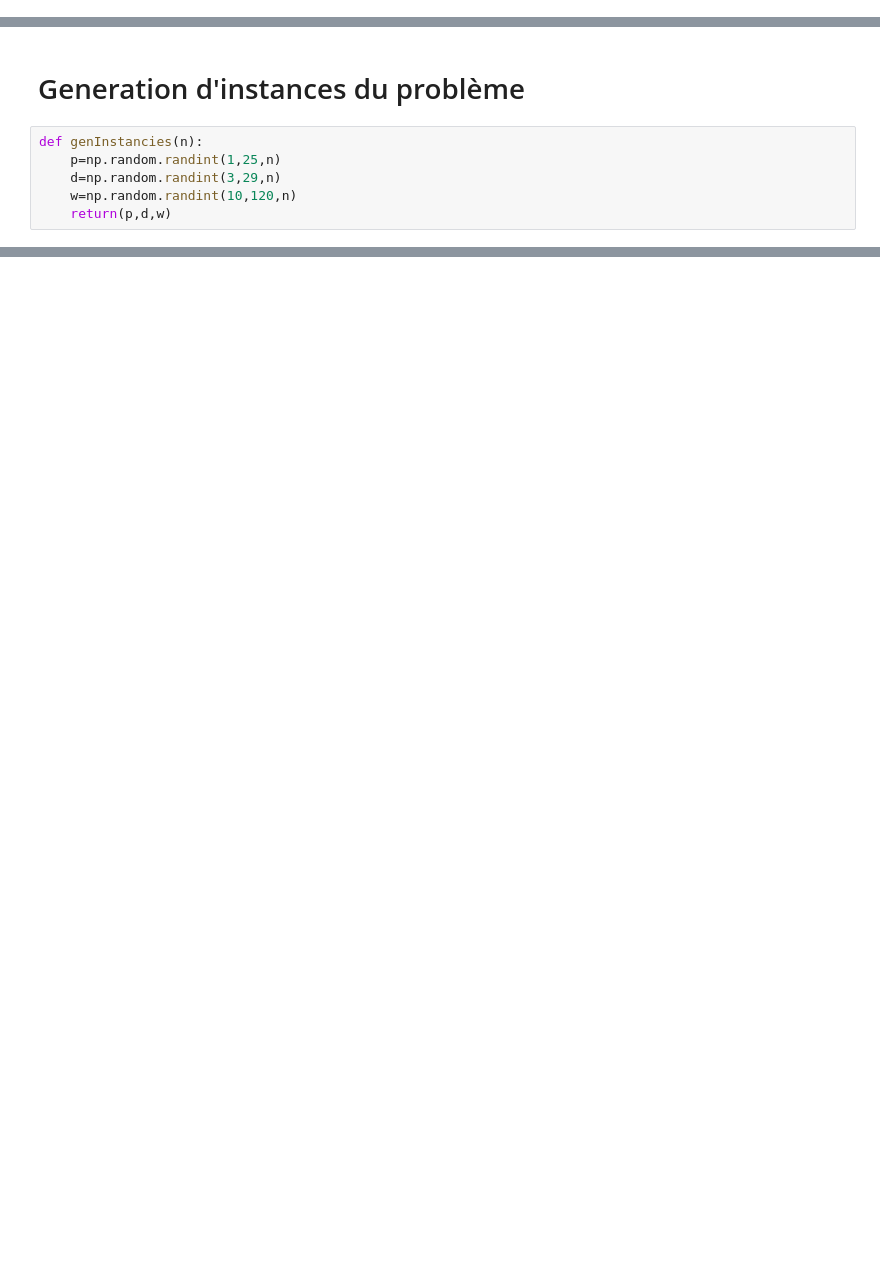
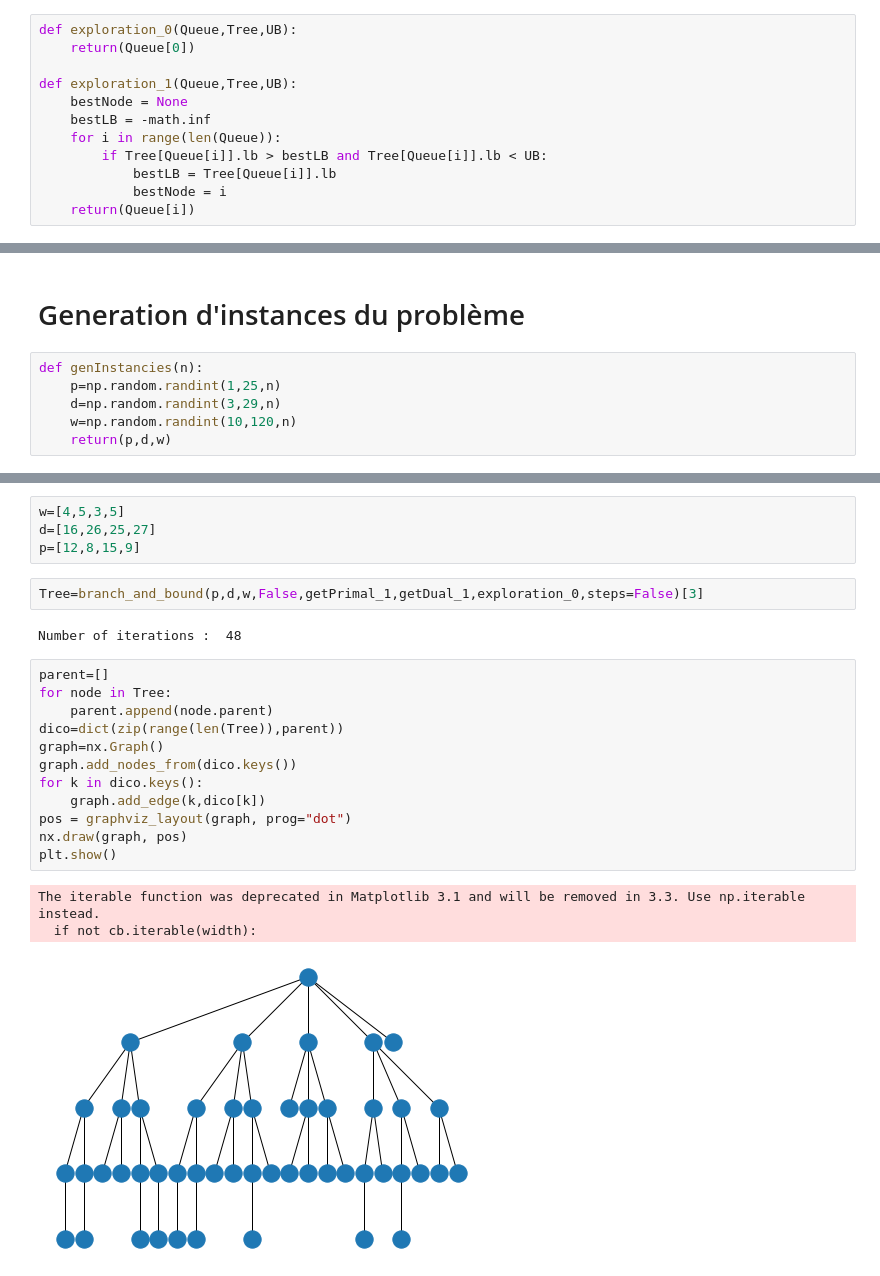
Before and after one commit to TinoMargely/Branch-and-Bound, a Jupyter notebook: Notebook test - Nathan.ipynb, the cells around one changed output, grey strips where cells are left out. Saved outputs shown, nothing was run; the diff lists cells and outputs as text; blank space fills up the shorter version.

```diff
--- a/Notebook test - Nathan.ipynb
+++ b/Notebook test - Nathan.ipynb
@@ -106,3 +131,15 @@ Si on a fixé l'ordre de k pièces on calcule les pénalités de retard de ces k
+# %%
+def exploration_0(Queue,Tree,UB):
+    return(Queue[0])
+
+def exploration_1(Queue,Tree,UB):
+    bestNode = None
+    bestLB = -math.inf
+    for i in range(len(Queue)):
+        if Tree[Queue[i]].lb > bestLB and Tree[Queue[i]].lb < UB:
+            bestLB = Tree[Queue[i]].lb
+            bestNode = i
+    return(Queue[i])
 # %% [markdown]
 # Implementation
 # %%
@@ -232,0 +244,24 @@ def genInstancies(n):
+# %%
+w=[4,5,3,5]
+d=[16,26,25,27]
+p=[12,8,15,9]
+# %%
+Tree=branch_and_bound(p,d,w,False,getPrimal_1,getDual_1,exploration_0,steps=False)[3]
+# %% [output]
+Number of iterations :  48
+# %%
+parent=[]
+for node in Tree:
+    parent.append(node.parent)
+dico=dict(zip(range(len(Tree)),parent))
+graph=nx.Graph()
+graph.add_nodes_from(dico.keys())
+for k in dico.keys():
+    graph.add_edge(k,dico[k])
+pos = graphviz_layout(graph, prog="dot")
+nx.draw(graph, pos)
+plt.show()
+# %% [output]
+The iterable function was deprecated in Matplotlib 3.1 and will be removed in 3.3. Use np.iterable instead.
+  if not cb.iterable(width):
+[figure, added]
```
Also changed, not shown: parts of 16 cells of this notebook.
